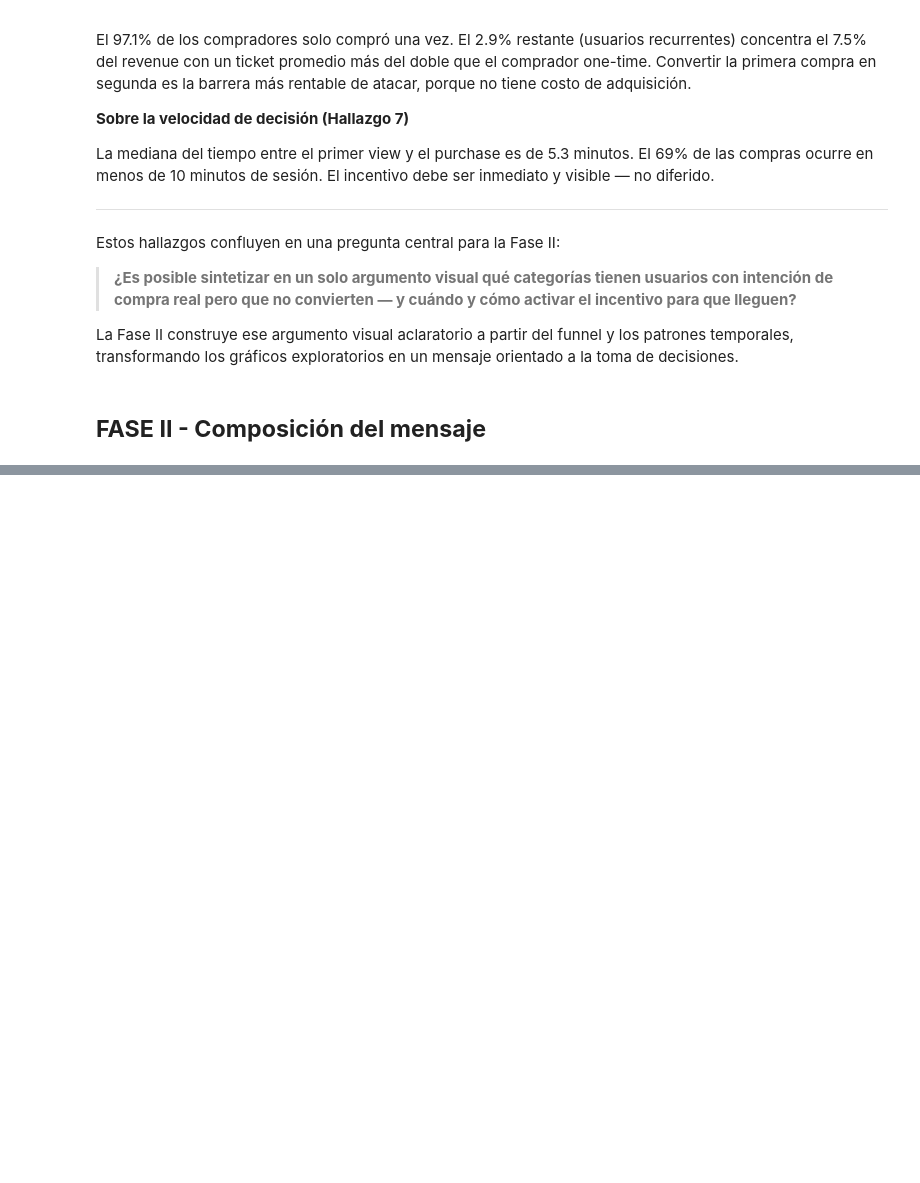
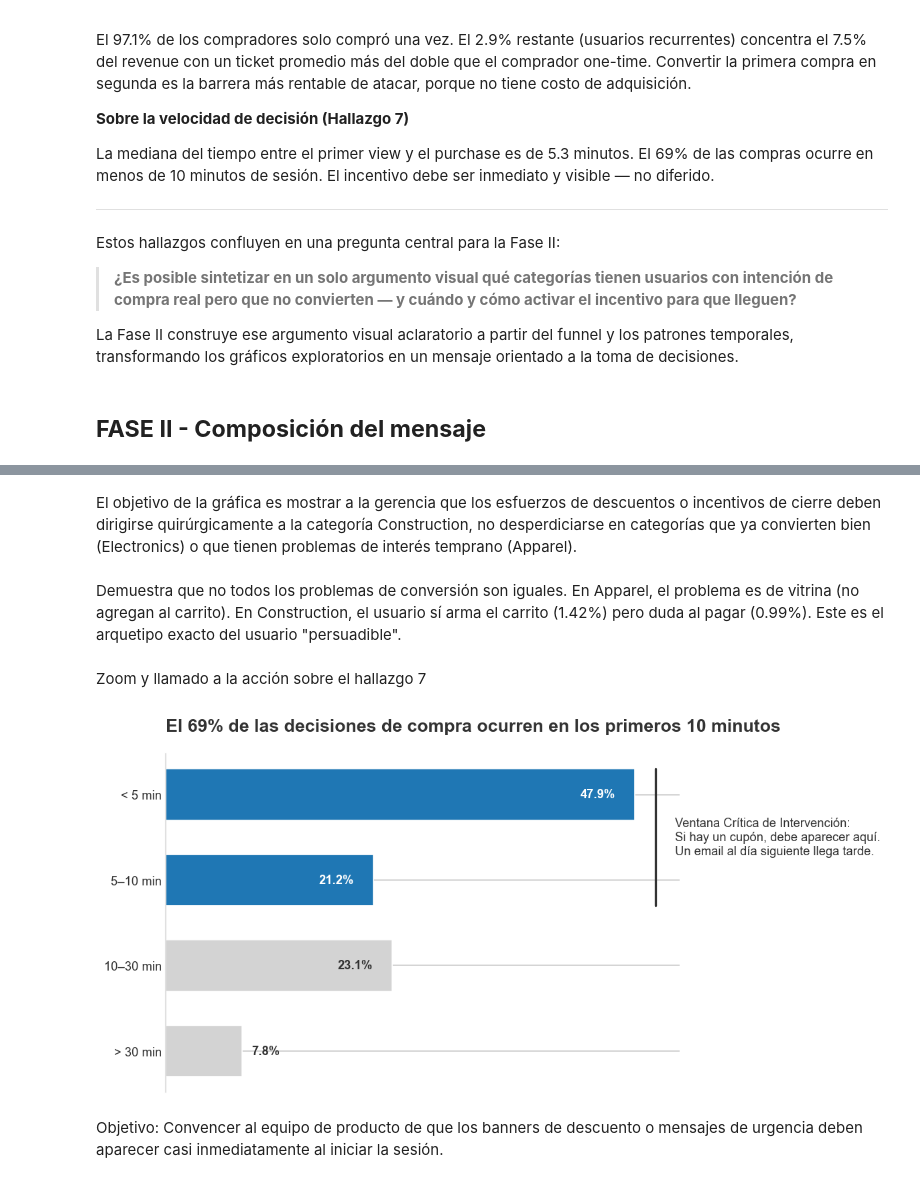
Before and after one commit to HeiderZapata/taller_visualiza_datos, a Jupyter notebook: taller 2 .ipynb, the cells around one changed output, grey strips where cells are left out. Saved outputs shown, nothing was run; the diff lists cells and outputs as text; code cells hidden in the pictures; blank space fills up the shorter version.

Commit message:
Aclaratoria y llamado a la acción hallazgos 1 y 7 en fase 2

```diff
--- a/taller 2 .ipynb
+++ b/taller 2 .ipynb
@@ -1033,0 +1031,63 @@ mensaje orientado a la toma de decisiones.
+# %% [markdown]
+El objetivo de la gráfica es mostrar a la gerencia que los esfuerzos de descuentos o incentivos de cierre deben dirigirse quirúrgicamente a la categoría Construction, no desperdiciarse en categorías que ya convierten bien (Electronics) o que tienen problemas de interés temprano (Apparel).
+# %% [markdown]
+Demuestra que no todos los problemas de conversión son iguales. En Apparel, el problema es de vitrina (no agregan al carrito). En Construction, el usuario sí arma el carrito (1.42%) pero duda al pagar (0.99%). Este es el arquetipo exacto del usuario "persuadible".
+# %% [markdown]
+Zoom y llamado a la acción sobre el hallazgo 7
+# %%
+import matplotlib.pyplot as plt
+import pandas as pd
+
+# 1. Datos agregados de tu Hallazgo 7
+data_tiempo = {
+    'Segmento': ['< 5 min', '5–10 min', '10–30 min', '> 30 min'],
+    'Porcentaje': [47.9, 21.2, 23.1, 7.8]
+}
+df_tiempo = pd.DataFrame(data_tiempo)
+# Invertimos para que '< 5 min' quede arriba en el gráfico horizontal
+df_tiempo = df_tiempo.iloc[::-1].reset_index(drop=True)
+
+# 2. Configuración estética
+fig, ax = plt.subplots(figsize=(10, 5), dpi=120)
+ax.spines['top'].set_visible(False)
+ax.spines['right'].set_visible(False)
+ax.spines['bottom'].set_visible(False)
+ax.spines['left'].set_color('#E0E0E0')
+ax.set_xticks([]) # Ocultamos el eje X
+ax.tick_params(axis='y', which='both', length=0, labelsize=11, colors='#333333')
+
+# Colores estratégicos
+color_highlight = '#1f77b4' # Azul fuerte para la ventana de oportunidad
+color_context = '#D3D3D3'   # Gris claro para el resto
+
+colores = [color_context, color_context, color_highlight, color_highlight]
+
+# 3. Dibujar las barras
+bars = ax.barh(df_tiempo['Segmento'], df_tiempo['Porcentaje'], color=colores, height=0.6)
+
+# 4. Etiquetas directas en las barras
+for bar in bars:
+    width = bar.get_width()
+    color = 'white' if width > 20 and bar.get_facecolor() == plt.cm.colors.to_rgba(color_highlight) else '#333333'
+    x_pos = width - 2 if width > 20 else width + 1
+    ha_align = 'right' if width > 20 else 'left'
+
+    ax.text(x_pos, bar.get_y() + bar.get_height()/2, f"{width:.1f}%",
+            ha=ha_align, va='center', color=color, fontsize=11, fontweight='bold')
+
+# 5. Storytelling y Anotaciones
+ax.set_title("El 69% de las decisiones de compra ocurren en los primeros 10 minutos",
+             fontsize=16, fontweight='bold', loc='left', pad=20, color='#333333')
+
+# Llave/Línea visual para agrupar los primeros 10 minutos
+ymin, ymax = 1.7, 3.3
+ax.plot([50, 50], [ymin, ymax], color='#333333', linewidth=2)
+ax.text(52, 2.5, "Ventana Crítica de Intervención:\nSi hay un cupón, debe aparecer aquí.\nUn email al día siguiente llega tarde.",
+        fontsize=11, color='#333333', va='center', ha='left')
+
+plt.tight_layout()
+plt.show()
+# %% [output]
+[figure, added]
+# %% [markdown]
+Objetivo: Convencer al equipo de producto de que los banners de descuento o mensajes de urgencia deben aparecer casi inmediatamente al iniciar la sesión.
```
Also changed, not shown: parts of 5 cells of this notebook.
